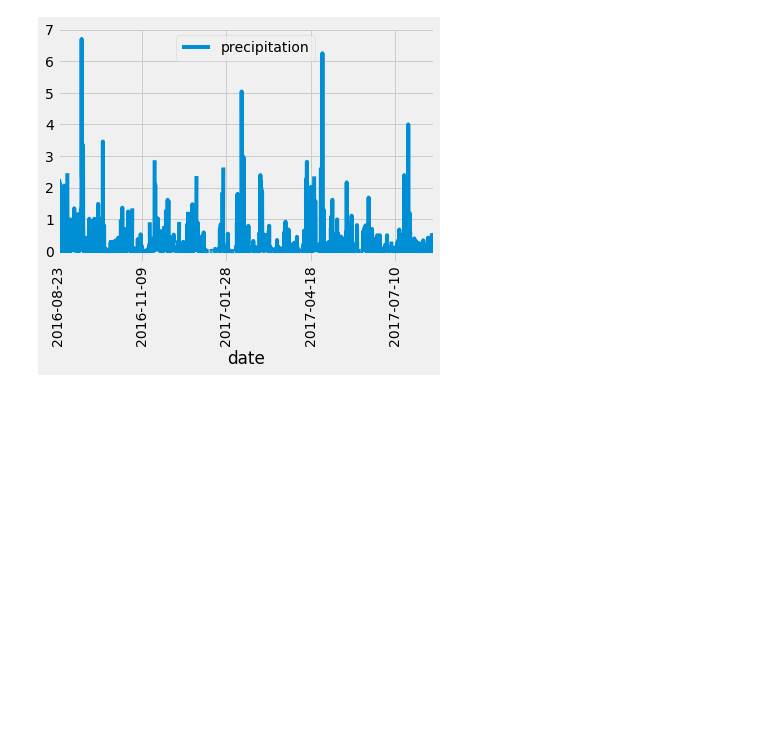
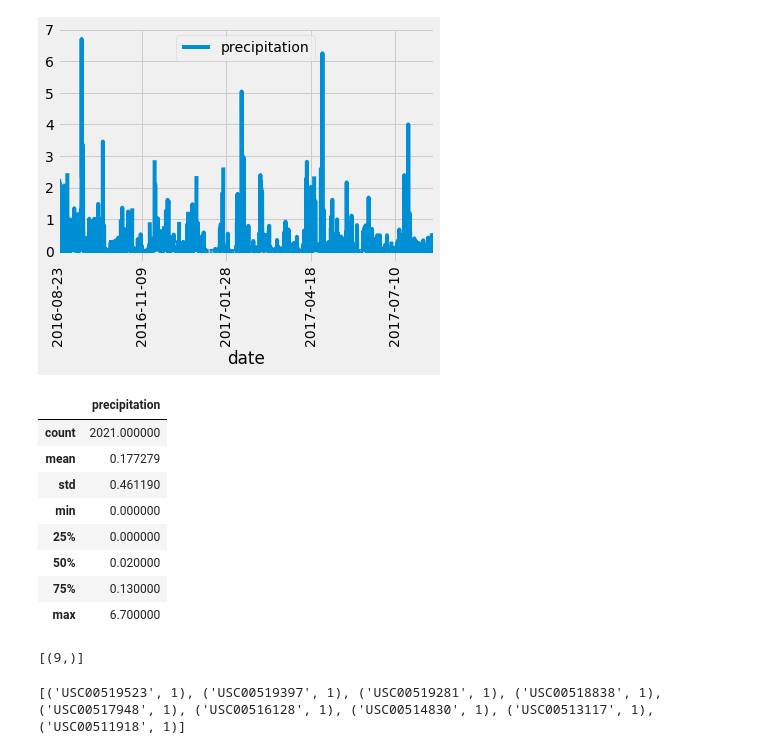
Before and after one commit to BrittanyClemmons/sqlalchemy-challenge, a Jupyter notebook: SQLAlchemy_Homework_Brittany.ipynb, the cells around one changed output. Saved outputs shown, nothing was run; the diff lists cells and outputs as text; code cells hidden in the pictures; blank space fills up the shorter version.

```diff
--- a/SQLAlchemy_Homework_Brittany.ipynb
+++ b/SQLAlchemy_Homework_Brittany.ipynb
@@ -119,3 +127,43 @@ df.plot(rot=90)
 # %% [output]
 <matplotlib.axes._subplots.AxesSubplot at 0x...>
 [figure]
+# %%
+# Use Pandas to calcualte the summary statistics for the precipitation data
+
+df.describe()
+# %% [output]
+|  | precipitation |
+| count | 2021.000000 |
+| mean | 0.177279 |
+| std | 0.461190 |
+| min | 0.000000 |
+| 25% | 0.000000 |
+| 50% | 0.020000 |
+| 75% | 0.130000 |
+| max | 6.700000 |
+# %%
+# Design a query to show how many stations are available in this dataset?
+
+query = db.select([db.func.count(S.columns.station)])
+station_count = connection.execute(query).fetchall()
+
+print(station_count)
+# %% [output]
+[(9,)]
+# %%
+# What are the most active stations? (i.e. what stations have the most rows)?
+# List the stations and the counts in descending order.
+
+# Brittany
+# Tried for hours to get this to order_by. Can't figure out what I'm doing wrong
+
+column = S.columns.station
+count_stations = db.func.count(S.columns.station)
+
+query = db.select([column, count_stations]).group_by(column).order_by(count_stations.desc())
+
+active_station = connection.execute(query).fetchall()
+
+print(active_station)
+# %% [output]
+[('USC00519523', 1), ('USC00519397', 1), ('USC00519281', 1), ('USC00518838', 1), ('USC00517948', 1), ('USC00516128', 1), ('USC00514830', 1), ('USC00513117', 1), ('USC00511918', 1)]
```
Also changed, not shown: parts of 3 cells of this notebook.
